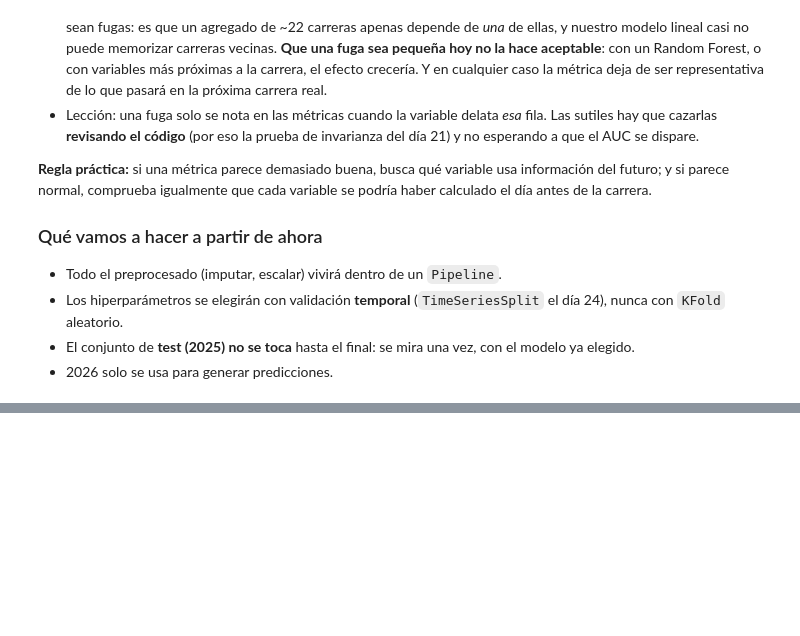
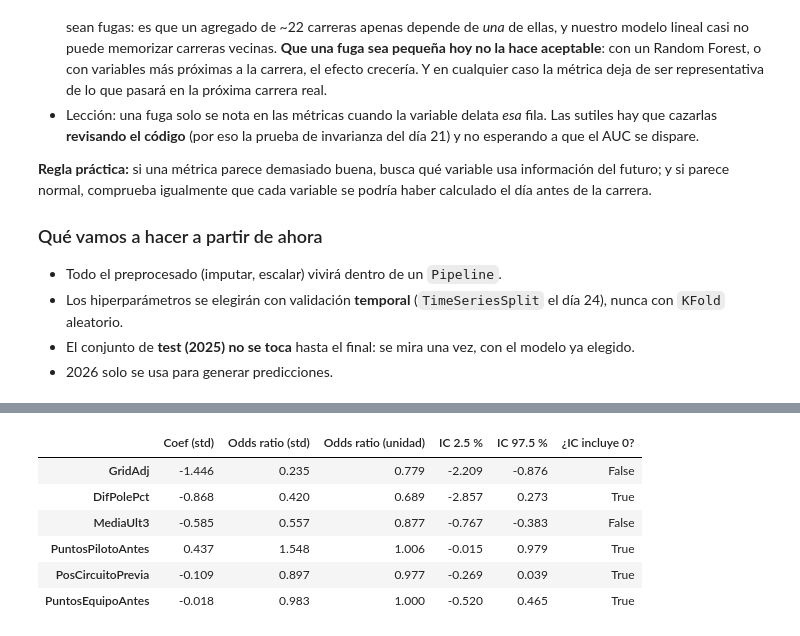
Before and after one commit to wewesito/f1-strategy-analytics, a Jupyter notebook: notebooks/04_prediccion.ipynb, the cells around one changed output, grey strips where cells are left out. Saved outputs shown, nothing was run; the diff lists cells and outputs as text; code cells hidden in the pictures; blank space fills up the shorter version.

```diff
--- a/notebooks/04_prediccion.ipynb
+++ b/notebooks/04_prediccion.ipynb
@@ -364,0 +477,14 @@ y si parece normal, comprueba igualmente que cada variable se podría haber calc
+# %%
+coefs = md.tabla_coeficientes(logit, ft.FEATURES)
+ic = md.bootstrap_coeficientes(X_train, y_train, n=300)
+tabla = coefs.join(ic).round(3)
+tabla['¿IC incluye 0?'] = (tabla['IC 2.5 %'] <= 0) & (tabla['IC 97.5 %'] >= 0)
+tabla
+# %% [output]
+|  | Coef (std) | Odds ratio (std) | Odds ratio (unidad) | IC 2.5 % | IC 97.5 % | ¿IC incluye 0? |
+| GridAdj | -1.446 | 0.235 | 0.779 | -2.209 | -0.876 | False |
+| DifPolePct | -0.868 | 0.420 | 0.689 | -2.857 | 0.273 | True |
+| MediaUlt3 | -0.585 | 0.557 | 0.877 | -0.767 | -0.383 | False |
+| PuntosPilotoAntes | 0.437 | 1.548 | 1.006 | -0.015 | 0.979 | True |
+| PosCircuitoPrevia | -0.109 | 0.897 | 0.977 | -0.269 | 0.039 | True |
+| PuntosEquipoAntes | -0.018 | 0.983 | 1.000 | -0.520 | 0.465 | True |
```
Also changed, not shown: parts of 11 cells of this notebook, 1 other file.
